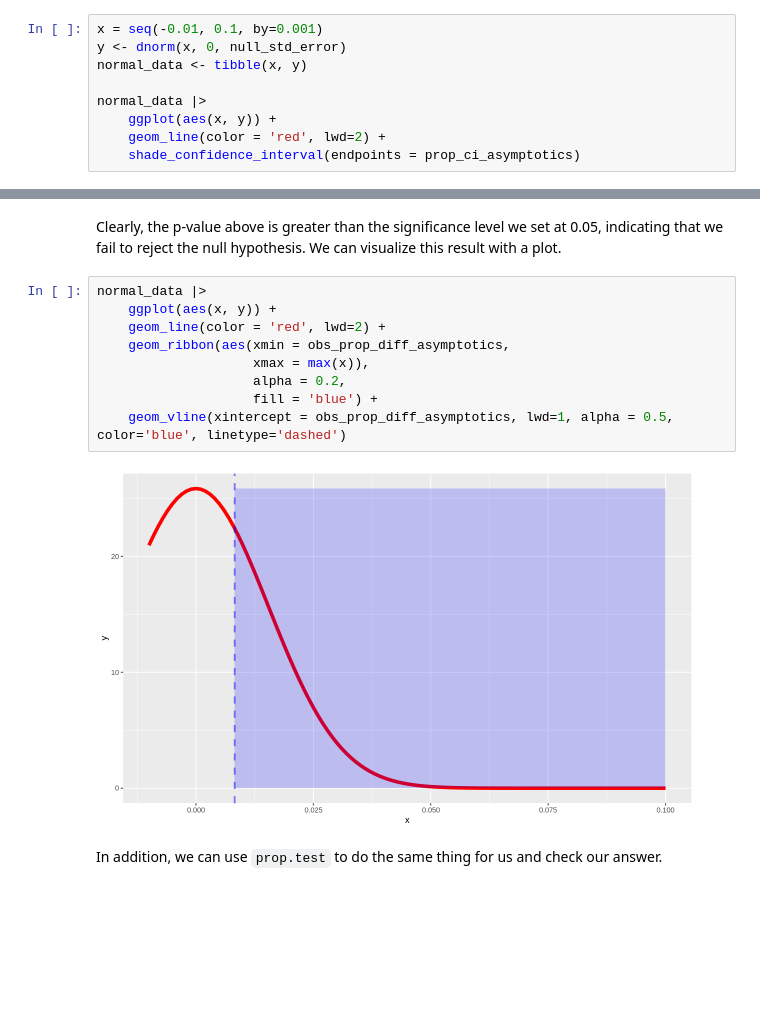
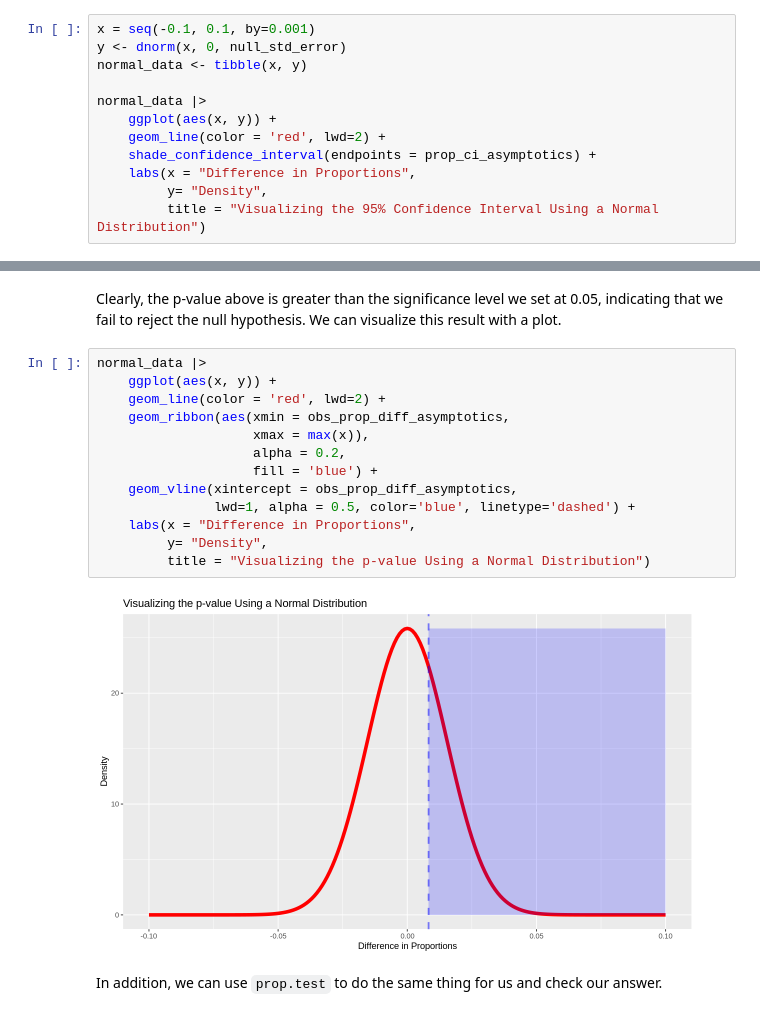
Before and after one commit to fankayii/STAT201_34, a Jupyter notebook: Final Project.ipynb, the cells around one changed output, grey strips where cells are left out. Drawn from its saved outputs; the diff is of its cells as text; blank space fills up the shorter version.

```diff
--- a/Final Project.ipynb
+++ b/Final Project.ipynb
@@ -268,12 +268,15 @@ A tibble: 1 × 2
 # %% [markdown]
 We note that 0 is included in the interval, meaning that is is likely that we may fail to reject the null hypothesis. We can visualize this confidence interval as shown below.
 # %%
-x = seq(-0.01, 0.1, by=0.001)
+x = seq(-0.1, 0.1, by=0.001)
 y <- dnorm(x, 0, null_std_error)
 normal_data <- tibble(x, y)
 
 normal_data |>
     ggplot(aes(x, y)) +
     geom_line(color = 'red', lwd=2) +
-    shade_confidence_interval(endpoints = prop_ci_asymptotics)
+    shade_confidence_interval(endpoints = prop_ci_asymptotics) +
+    labs(x = "Difference in Proportions",
+         y= "Density",
+         title = "Visualizing the 95% Confidence Interval Using a Normal Distribution")
 # %% [output]
@@ -291,14 +294,18 @@ We can visualize this result with a plot.
 # %%
 normal_data |>
     ggplot(aes(x, y)) +
     geom_line(color = 'red', lwd=2) +
     geom_ribbon(aes(xmin = obs_prop_diff_asymptotics,
                     xmax = max(x)),
                     alpha = 0.2,
                     fill = 'blue') +
-    geom_vline(xintercept = obs_prop_diff_asymptotics, lwd=1, alpha = 0.5, color='blue', linetype='dashed')
+    geom_vline(xintercept = obs_prop_diff_asymptotics,
+               lwd=1, alpha = 0.5, color='blue', linetype='dashed') +
+    labs(x = "Difference in Proportions",
+         y= "Density",
+         title = "Visualizing the p-value Using a Normal Distribution")
 # %% [output]
-[figure, old version]
+[figure, new version]
 # %% [markdown]
 In addition, we can use `prop.test` to do the same thing for us and check our answer.
 # %%
```
Also changed, not shown: parts of 5 cells of this notebook.
